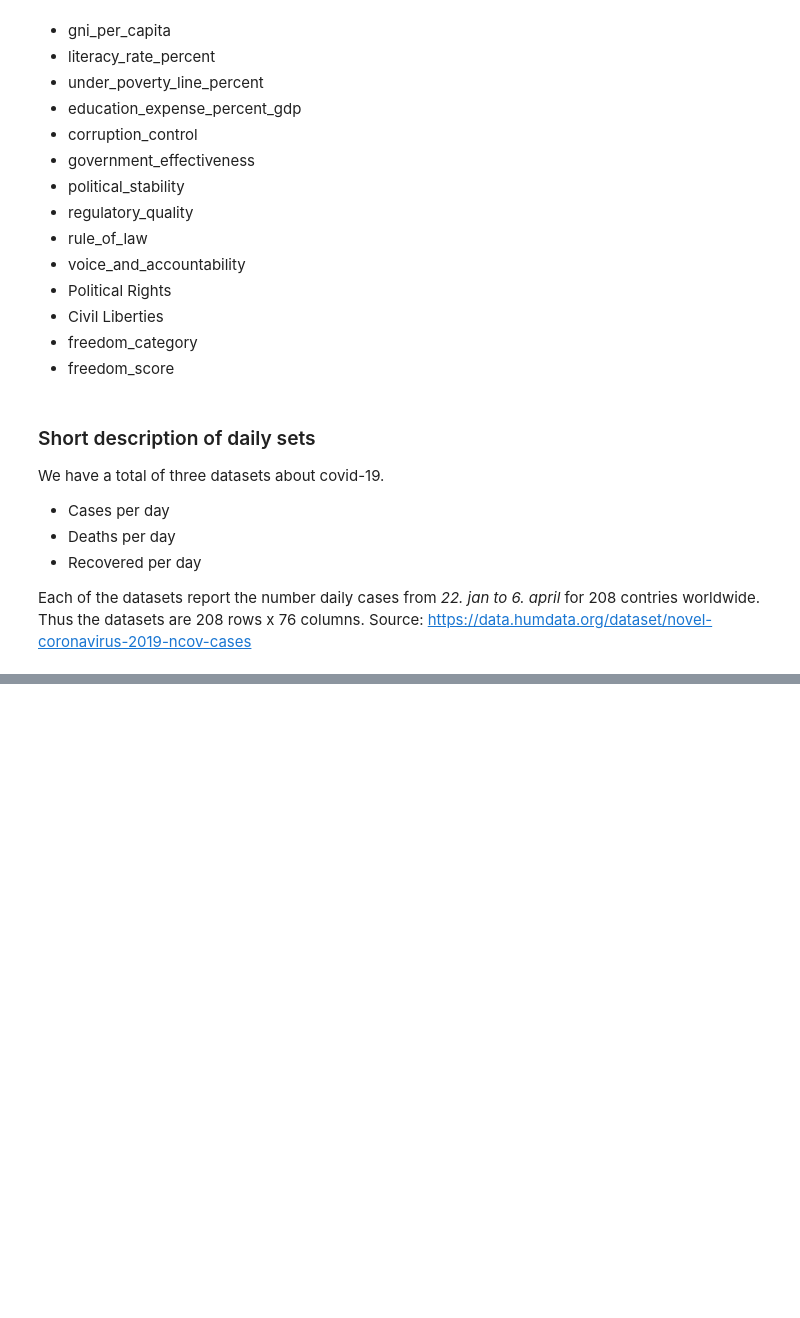
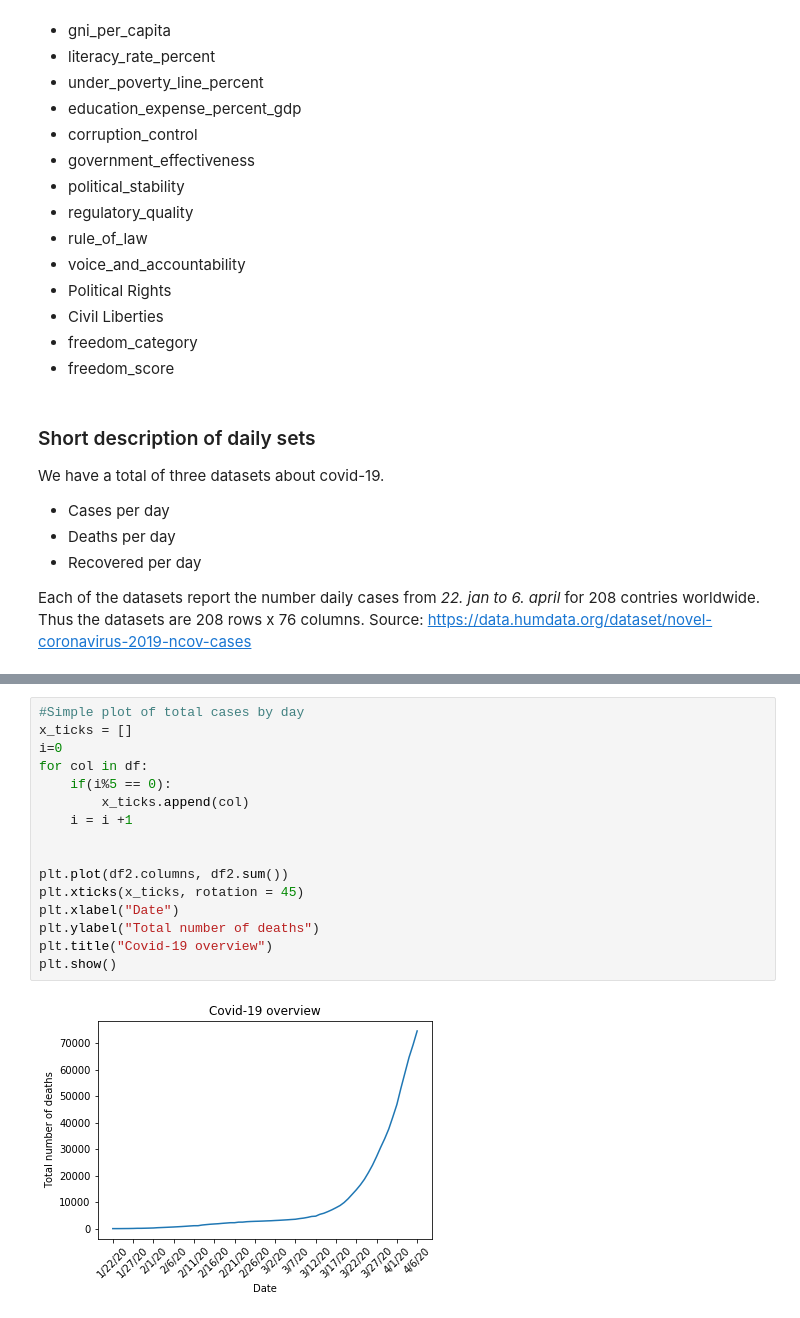
Before and after one commit to Sterris/viz_project, a Jupyter notebook: datasets/jakob_homework.ipynb, the cells around one changed output, grey strips where cells are left out. Drawn from its saved outputs; the diff is of its cells as text; blank space fills up the shorter version.

```diff
--- a/datasets/jakob_homework.ipynb
+++ b/datasets/jakob_homework.ipynb
@@ -97,0 +99,18 @@ plt.show()
+# %%
+#Simple plot of total cases by day
+x_ticks = []
+i=0
+for col in df:
+    if(i%5 == 0):
+        x_ticks.append(col)
+    i = i +1
+
+
+plt.plot(df2.columns, df2.sum())
+plt.xticks(x_ticks, rotation = 45)
+plt.xlabel("Date")
+plt.ylabel("Total number of deaths")
+plt.title("Covid-19 overview")
+plt.show()
+# %% [output]
+[figure, added]
```
Also changed, not shown: parts of 2 cells of this notebook.
